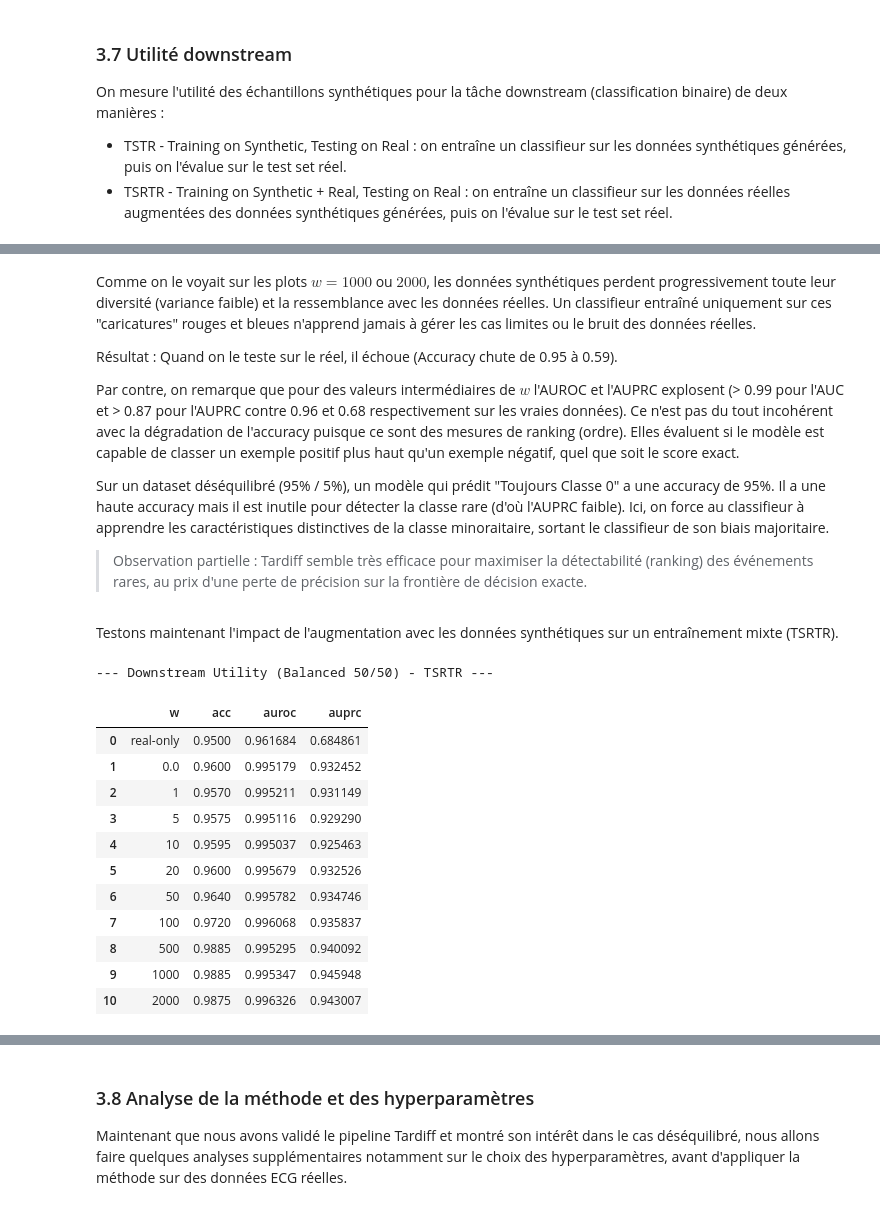
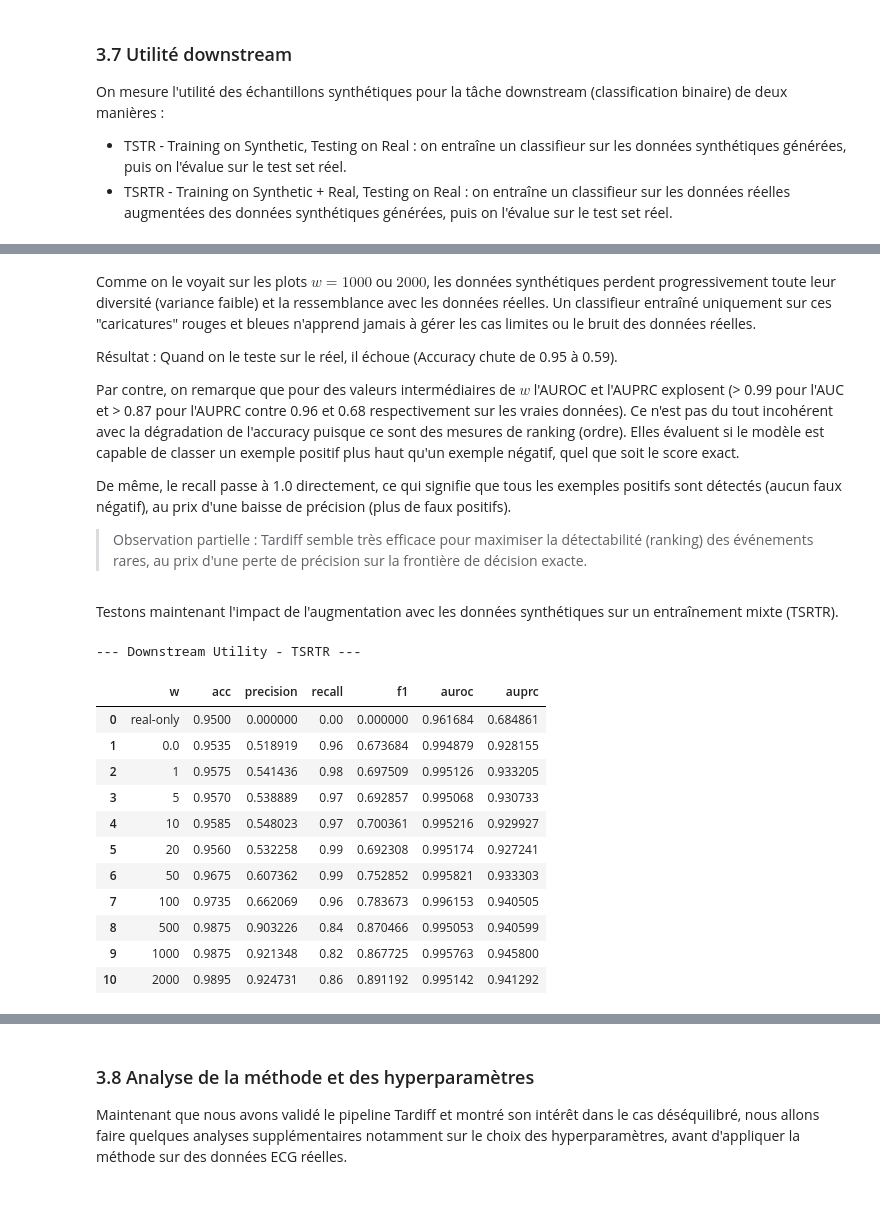
Before and after one commit to issagith/TarDiff, a Jupyter notebook: src/main.ipynb, the cells around one changed output, grey strips where cells are left out. Saved outputs shown, nothing was run; the diff lists cells and outputs as text; code cells hidden in the pictures.

```diff
--- a/src/main.ipynb
+++ b/src/main.ipynb
@@ -862,19 +797,22 @@ On mesure l'utilité des échantillons synthétiques pour la tâche downstream (
 - TSTR - Training on Synthetic, Testing on Real : on entraîne un classifieur sur les données synthétiques générées, puis on l'évalue sur le test set réel.
 - TSRTR - Training on Synthetic + Real, Testing on Real : on entraîne un classifieur sur les données réelles augmentées des données synthétiques générées, puis on l'évalue sur le test set réel.
 # %%
-# --- Downstream Utility (Balanced 50/50): TSTR ---
-print("\n--- Downstream Utility (Balanced 50/50) - TSTR ---")
+# --- Downstream Utility : TSTR ---
+print("\n--- Downstream Utility - TSTR ---")
 
 import pandas as pd
 
 # Train classifiers per w on synthetic-only data (single run)
 rows_tstr = [{
     "w": "real-only",
-    "acc": metrics_real_bal["acc"],
-    "auroc": metrics_real_bal["auroc"],
-    "auprc": metrics_real_bal["auprc"],
+    "acc": metrics_real["acc"],
+    "precision": metrics_real["precision_1"],
+    "recall": metrics_real["recall_1"],
+    "f1": metrics_real["f1_1"],
+    "auroc": metrics_real["auroc"],
+    "auprc": metrics_real["auprc"],
 }]
-results_tstr_bal = {}
+results_tstr = {}
 preds_tstr = {}
 
 for w in w_values_bal:
@@ -898,17 +836,20 @@ for w in w_values_bal:
         preds = torch.argmax(logits, dim=1).detach().cpu()
 
     preds_tstr[w] = {"preds": preds, "probs": probs}
-    results_tstr_bal[w] = metrics_syn
+    results_tstr[w] = metrics_syn
 
     rows_tstr.append({
         "w": w if w != 0.0 else "DDPM",
         "acc": metrics_syn["acc"],
+        "precision": metrics_syn["precision_1"],
+        "recall": metrics_syn["recall_1"],
+        "f1": metrics_syn["f1_1"],
         "auroc": metrics_syn["auroc"],
         "auprc": metrics_syn["auprc"],
     })
 
 results_tstr_df = pd.DataFrame(rows_tstr)
-best_w_tstr = max(results_tstr_bal, key=lambda k: results_tstr_bal[k]["auroc"])
+best_w_tstr = max(results_tstr, key=lambda k: results_tstr[k]["auroc"])
 best_preds_tstr = preds_tstr[best_w_tstr]["preds"]
 best_probs_tstr = preds_tstr[best_w_tstr]["probs"]
 
@@ -966,25 +907,28 @@ Résultat : Quand on le teste sur le réel, il échoue (Accuracy chute de 0.95
 
 Par contre, on remarque que pour des valeurs intermédiaires de $w$ l'AUROC et l'AUPRC explosent (> 0.99 pour l'AUC et > 0.87 pour l'AUPRC contre 0.96 et 0.68 respectivement sur les vraies données). Ce n'est pas du tout incohérent avec la dégradation de l'accuracy puisque ce sont des mesures de ranking (ordre). Elles évaluent si le modèle est capable de classer un exemple positif plus haut qu'un exemple négatif, quel que soit le score exact.
 
-Sur un dataset déséquilibré (95% / 5%), un modèle qui prédit "Toujours Classe 0" a une accuracy de 95%. Il a une haute accuracy mais il est inutile pour détecter la classe rare (d'où l'AUPRC faible). Ici, on force au classifieur à apprendre les caractéristiques distinctives de la classe minoraitaire, sortant le classifieur de son biais majoritaire.
+De même, le recall passe à 1.0 directement, ce qui signifie que tous les exemples positifs sont détectés (aucun faux négatif), au prix d'une baisse de précision (plus de faux positifs).
 
 > Observation partielle : Tardiff semble très efficace pour maximiser la détectabilité (ranking) des événements rares, au prix d'une perte de précision sur la frontière de décision exacte.
 # %% [markdown]
 Testons maintenant l'impact de l'augmentation avec les données synthétiques sur un entraînement mixte (TSRTR).
 # %%
-# --- Downstream Utility (Balanced 50/50): TSRTR ---
-print("\n--- Downstream Utility (Balanced 50/50) - TSRTR ---")
+# --- Downstream Utility : TSRTR ---
+print("\n--- Downstream Utility - TSRTR ---")
 
 import pandas as pd
 
 # Train classifiers per w on train + synthetic data (single run)
 rows_tsrtr = [{
     "w": "real-only",
-    "acc": metrics_real_bal["acc"],
-    "auroc": metrics_real_bal["auroc"],
-    "auprc": metrics_real_bal["auprc"],
+    "acc": metrics_real["acc"],
+    "precision": metrics_real["precision_1"],
+    "recall": metrics_real["recall_1"],
+    "f1": metrics_real["f1_1"],
+    "auroc": metrics_real["auroc"],
+    "auprc": metrics_real["auprc"],
 }]
-results_tsrtr_bal = {}
+results_tsrtr = {}
 preds_tsrtr = {}
 
 for w in w_values_bal:
@@ -999,47 +943,50 @@ for w in w_values_bal:
 
     X_aug = torch.cat([X_train, X_syn])
     y_aug = torch.cat([y_train, y_syn])
 
     loader_aug = DataLoader(TensorDataset(X_aug, y_aug), batch_size=64, shuffle=True)
     clf_aug = SimpleClassifier().to(DEVICE)
     train_classifier(clf_aug, loader_aug, TrainConfig(clf_epochs=30))
     metrics_aug = eval_classifier(clf_aug, X_test, y_test)
 
     with torch.no_grad():
         logits = clf_aug(X_test)
         probs = torch.softmax(logits, dim=1)[:, 1].detach().cpu()
         preds = torch.argmax(logits, dim=1).detach().cpu()
 
     preds_tsrtr[w] = {"preds": preds, "probs": probs}
-    results_tsrtr_bal[w] = metrics_aug
+    results_tsrtr[w] = metrics_aug
 
     rows_tsrtr.append({
         "w": w,
         "acc": metrics_aug["acc"],
+        "precision": metrics_aug["precision_1"],
+        "recall": metrics_aug["recall_1"],
+        "f1": metrics_aug["f1_1"],
         "auroc": metrics_aug["auroc"],
         "auprc": metrics_aug["auprc"],
     })
 
 results_tsrtr_df = pd.DataFrame(rows_tsrtr)
-best_w_tsrtr = max(results_tsrtr_bal, key=lambda k: results_tsrtr_bal[k]["auroc"])
+best_w_tsrtr = max(results_tsrtr, key=lambda k: results_tsrtr[k]["f1_1"])
 best_preds_tsrtr = preds_tsrtr[best_w_tsrtr]["preds"]
 best_probs_tsrtr = preds_tsrtr[best_w_tsrtr]["probs"]
 
 # Display as table (one row per w)
 results_tsrtr_df
 # %% [output]
---- Downstream Utility (Balanced 50/50) - TSRTR ---
+--- Downstream Utility - TSRTR ---
-|  | w | acc | auroc | auprc |
-| 0 | real-only | 0.9500 | 0.961684 | 0.684861 |
-| 1 | 0.0 | 0.9600 | 0.995179 | 0.932452 |
-| 2 | 1 | 0.9570 | 0.995211 | 0.931149 |
-| 3 | 5 | 0.9575 | 0.995116 | 0.929290 |
-| 4 | 10 | 0.9595 | 0.995037 | 0.925463 |
-| 5 | 20 | 0.9600 | 0.995679 | 0.932526 |
-| 6 | 50 | 0.9640 | 0.995782 | 0.934746 |
-| 7 | 100 | 0.9720 | 0.996068 | 0.935837 |
-| 8 | 500 | 0.9885 | 0.995295 | 0.940092 |
-| 9 | 1000 | 0.9885 | 0.995347 | 0.945948 |
-| 10 | 2000 | 0.9875 | 0.996326 | 0.943007 |
+|  | w | acc | precision | recall | f1 | auroc | auprc |
+| 0 | real-only | 0.9500 | 0.000000 | 0.00 | 0.000000 | 0.961684 | 0.684861 |
+| 1 | 0.0 | 0.9535 | 0.518919 | 0.96 | 0.673684 | 0.994879 | 0.928155 |
+| 2 | 1 | 0.9575 | 0.541436 | 0.98 | 0.697509 | 0.995126 | 0.933205 |
+| 3 | 5 | 0.9570 | 0.538889 | 0.97 | 0.692857 | 0.995068 | 0.930733 |
+| 4 | 10 | 0.9585 | 0.548023 | 0.97 | 0.700361 | 0.995216 | 0.929927 |
+| 5 | 20 | 0.9560 | 0.532258 | 0.99 | 0.692308 | 0.995174 | 0.927241 |
+| 6 | 50 | 0.9675 | 0.607362 | 0.99 | 0.752852 | 0.995821 | 0.933303 |
+| 7 | 100 | 0.9735 | 0.662069 | 0.96 | 0.783673 | 0.996153 | 0.940505 |
+| 8 | 500 | 0.9875 | 0.903226 | 0.84 | 0.870466 | 0.995053 | 0.940599 |
+| 9 | 1000 | 0.9875 | 0.921348 | 0.82 | 0.867725 | 0.995763 | 0.945800 |
+| 10 | 2000 | 0.9895 | 0.924731 | 0.86 | 0.891192 | 0.995142 | 0.941292 |
 # %%
 # --- TSRTR predictions visualization (best w) ---
```
Also changed, not shown: parts of 57 cells of this notebook.
